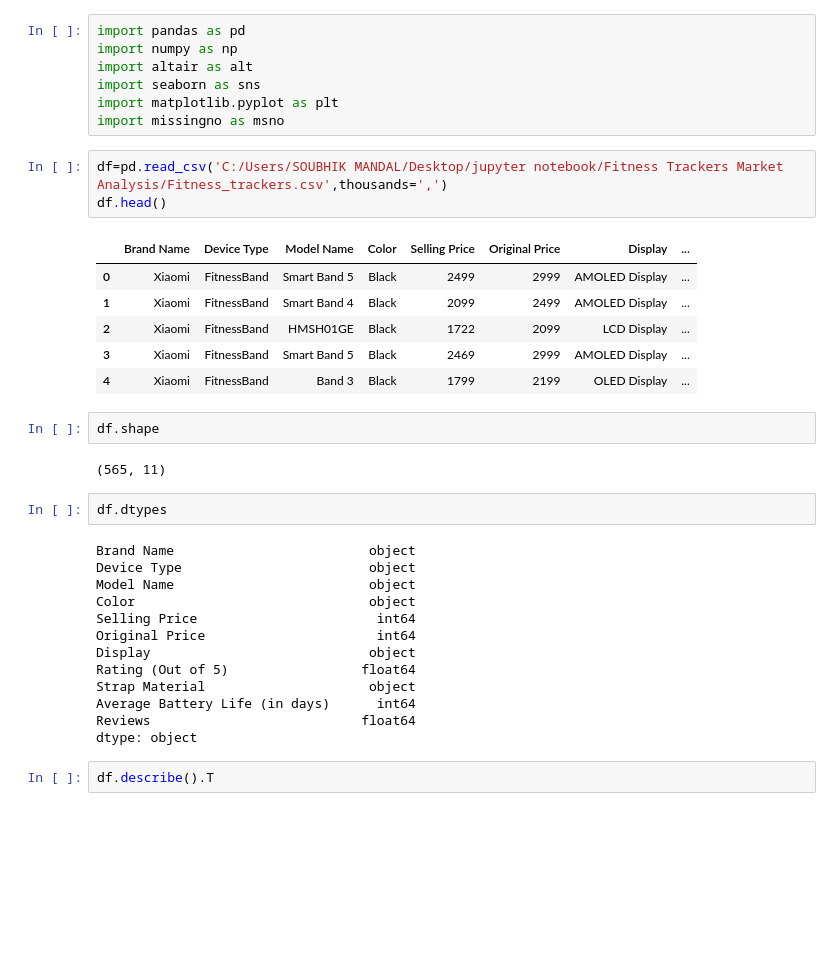
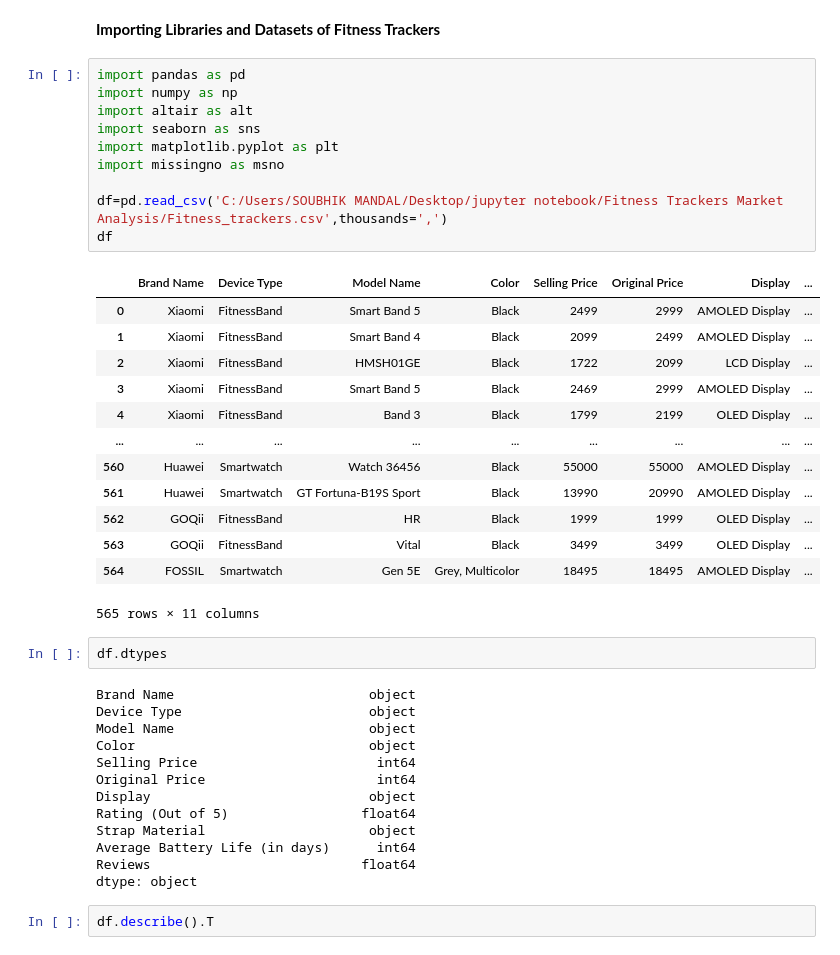
Before and after one commit to soubhikmandal2000/Fitness-Trackers-Market-Analysis, a Jupyter notebook: Fitness Trackers Market Analysis.ipynb, the cells around one changed output. Saved outputs shown, nothing was run; the diff lists cells and outputs as text; blank space fills up the shorter version.

```diff
--- a/Fitness Trackers Market Analysis.ipynb
+++ b/Fitness Trackers Market Analysis.ipynb
@@ -1,39 +1,44 @@
-# %%
-import pandas as pd
-import numpy as np
-import altair as alt
-import seaborn as sns
-import matplotlib.pyplot as plt
-import missingno as msno
+# %% [markdown]
+**Importing Libraries and Datasets of Fitness Trackers**
+# %%
+import pandas as pd
+import numpy as np
+import altair as alt
+import seaborn as sns
+import matplotlib.pyplot as plt
+import missingno as msno
+
+df=pd.read_csv('C:/Users/SOUBHIK MANDAL/Desktop/jupyter notebook/Fitness Trackers Market Analysis/Fitness_trackers.csv',thousands=',')
+df
+# %% [output]
+|  | Brand Name | Device Type | Model Name | Color | Selling Price | Original Price | Display | ... |
+| 0 | Xiaomi | FitnessBand | Smart Band 5 | Black | 2499 | 2999 | AMOLED Display | ... |
+| 1 | Xiaomi | FitnessBand | Smart Band 4 | Black | 2099 | 2499 | AMOLED Display | ... |
+| 2 | Xiaomi | FitnessBand | HMSH01GE | Black | 1722 | 2099 | LCD Display | ... |
+| 3 | Xiaomi | FitnessBand | Smart Band 5 | Black | 2469 | 2999 | AMOLED Display | ... |
+| 4 | Xiaomi | FitnessBand | Band 3 | Black | 1799 | 2199 | OLED Display | ... |
+| ... | ... | ... | ... | ... | ... | ... | ... | ... |
+| 560 | Huawei | Smartwatch | Watch 36456 | Black | 55000 | 55000 | AMOLED Display | ... |
+| 561 | Huawei | Smartwatch | GT Fortuna-B19S Sport | Black | 13990 | 20990 | AMOLED Display | ... |
+| 562 | GOQii | FitnessBand | HR | Black | 1999 | 1999 | OLED Display | ... |
+| 563 | GOQii | FitnessBand | Vital | Black | 3499 | 3499 | OLED Display | ... |
+| 564 | FOSSIL | Smartwatch | Gen 5E | Grey, Multicolor | 18495 | 18495 | AMOLED Display | ... |
+565 rows × 11 columns
 # %%
-df=pd.read_csv('C:/Users/SOUBHIK MANDAL/Desktop/jupyter notebook/Fitness Trackers Market Analysis/Fitness_trackers.csv',thousands=',')
-df.head()
+df.dtypes
 # %% [output]
-|  | Brand Name | Device Type | Model Name | Color | Selling Price | Original Price | Display | ... |
-| 0 | Xiaomi | FitnessBand | Smart Band 5 | Black | 2499 | 2999 | AMOLED Display | ... |
-| 1 | Xiaomi | FitnessBand | Smart Band 4 | Black | 2099 | 2499 | AMOLED Display | ... |
-| 2 | Xiaomi | FitnessBand | HMSH01GE | Black | 1722 | 2099 | LCD Display | ... |
-| 3 | Xiaomi | FitnessBand | Smart Band 5 | Black | 2469 | 2999 | AMOLED Display | ... |
-| 4 | Xiaomi | FitnessBand | Band 3 | Black | 1799 | 2199 | OLED Display | ... |
+Brand Name                         object
+Device Type                        object
+Model Name                         object
+Color                              object
+Selling Price                       int64
+Original Price                      int64
+Display                            object
+Rating (Out of 5)                 float64
+Strap Material                     object
+Average Battery Life (in days)      int64
+Reviews                           float64
+dtype: object
-# %%
-df.shape
-# %% [output]
-(565, 11)
-# %%
-df.dtypes
-# %% [output]
-Brand Name                         object
-Device Type                        object
-Model Name                         object
-Color                              object
-Selling Price                       int64
-Original Price                      int64
-Display                            object
-Rating (Out of 5)                 float64
-Strap Material                     object
-Average Battery Life (in days)      int64
-Reviews                           float64
-dtype: object
 # %%
 df.describe().T
 # %% [output]
```
Also changed, not shown: parts of 13 cells of this notebook.
